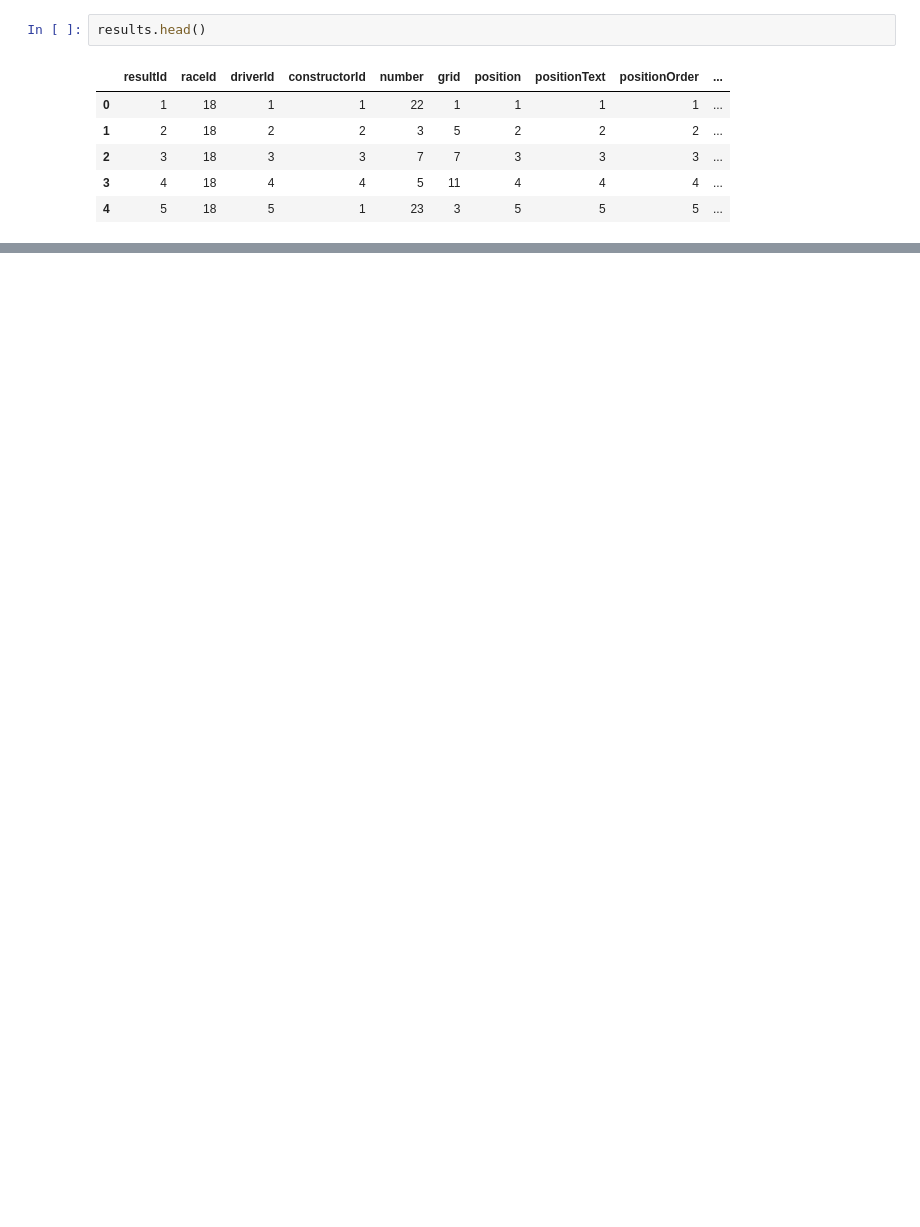
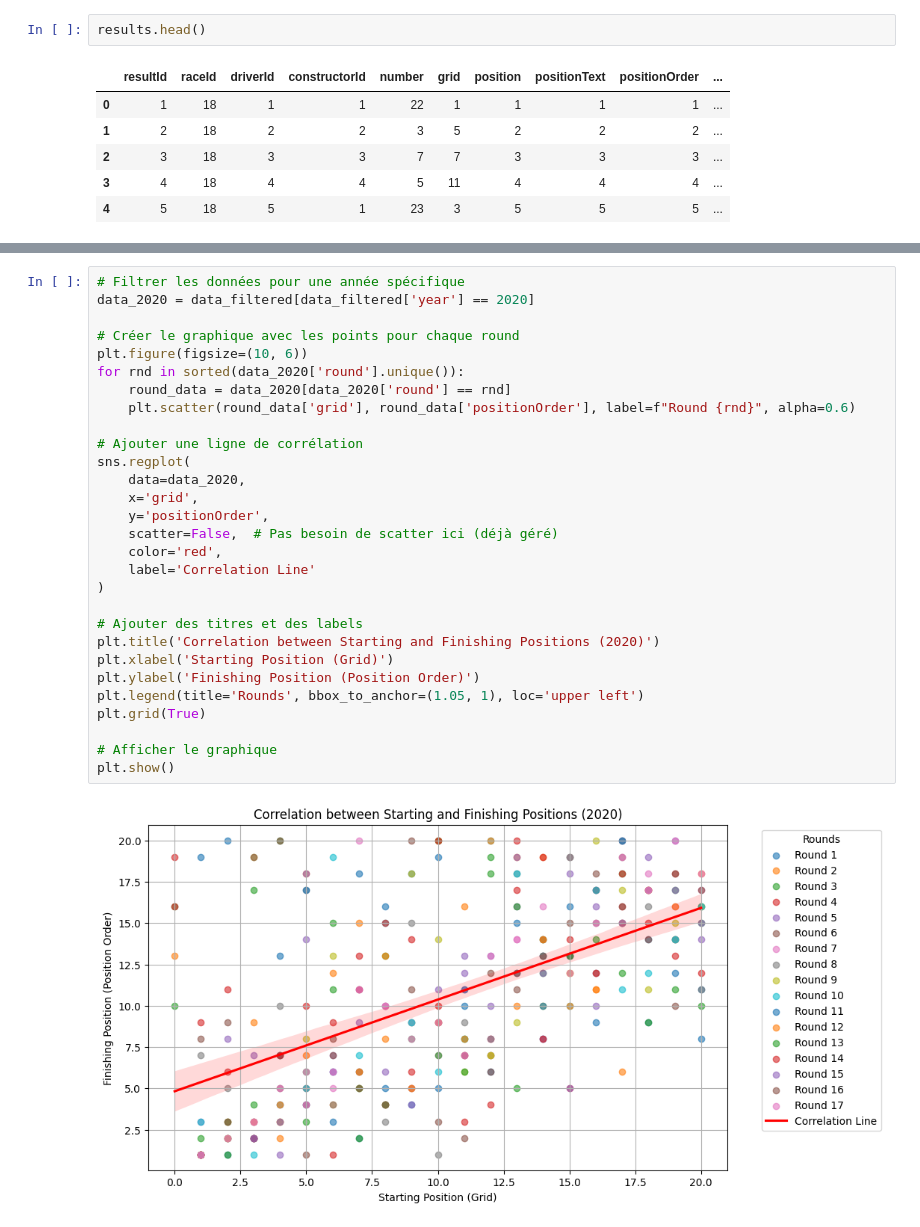
Before and after one commit to Math-ieu/Projet-PACTE-4A, a Jupyter notebook: f1-pacte.ipynb, the cells around one changed output, grey strips where cells are left out. Drawn from its saved outputs; the diff is of its cells as text; blank space fills up the shorter version.

```diff
--- a/f1-pacte.ipynb
+++ b/f1-pacte.ipynb
@@ -562,0 +129,31 @@ Avantage des bonnes positions de départ : Les participants avec une meilleure p
+# %%
+# Filtrer les données pour une année spécifique
+data_2020 = data_filtered[data_filtered['year'] == 2020]
+
+# Créer le graphique avec les points pour chaque round
+plt.figure(figsize=(10, 6))
+for rnd in sorted(data_2020['round'].unique()):
+    round_data = data_2020[data_2020['round'] == rnd]
+    plt.scatter(round_data['grid'], round_data['positionOrder'], label=f"Round {rnd}", alpha=0.6)
+
+# Ajouter une ligne de corrélation
+sns.regplot(
+    data=data_2020,
+    x='grid',
+    y='positionOrder',
+    scatter=False,  # Pas besoin de scatter ici (déjà géré)
+    color='red',
+    label='Correlation Line'
+)
+
+# Ajouter des titres et des labels
+plt.title('Correlation between Starting and Finishing Positions (2020)')
+plt.xlabel('Starting Position (Grid)')
+plt.ylabel('Finishing Position (Position Order)')
+plt.legend(title='Rounds', bbox_to_anchor=(1.05, 1), loc='upper left')
+plt.grid(True)
+
+# Afficher le graphique
+plt.show()
+# %% [output]
+[figure, added]
```
Also changed, not shown: parts of 77 cells of this notebook, 3 other files.
